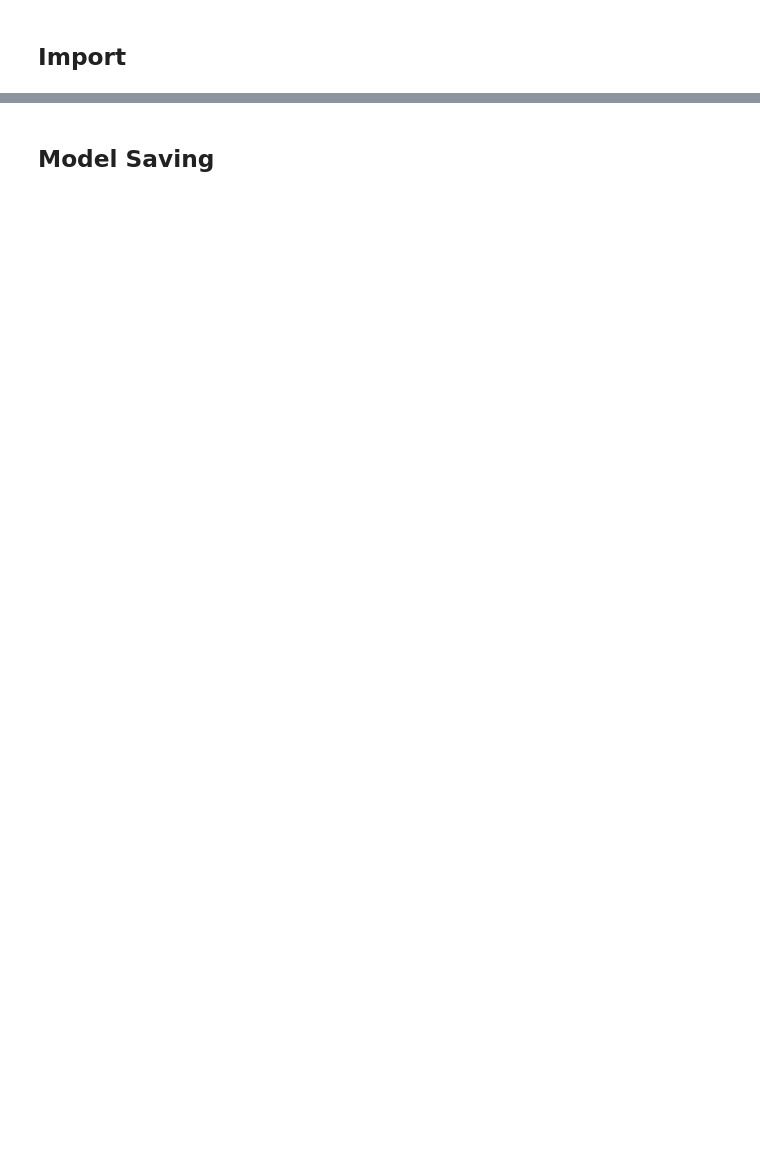
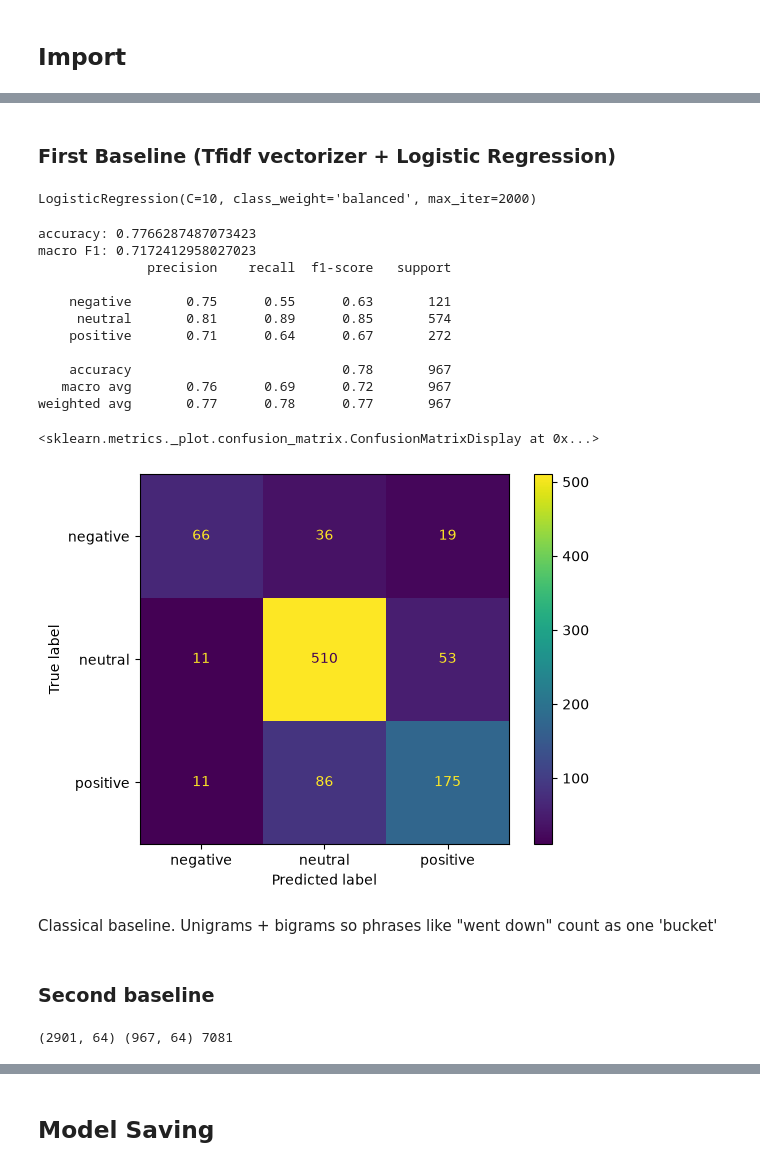
Before and after one commit to sinuhajii02/nlp-financial-phrasebank, a Jupyter notebook: notebook/01_baseline.ipynb, the cells around one changed output, grey strips where cells are left out. Saved outputs shown, nothing was run; the diff lists cells and outputs as text; code cells hidden in the pictures; blank space fills up the shorter version.

Commit message:
Baseline: TF-IDF+LR and LSTM, metrics rows and val probabilities

```diff
--- a/notebook/01_baseline.ipynb
+++ b/notebook/01_baseline.ipynb
@@ -58,0 +58,58 @@ Name: sentence, Length: 2901, dtype: str
+# %%
+### Encode the labels as {negative: 0, neutral: 1, positive: 2}
+y_train = encode_labels(train.label)
+y_val = encode_labels(val.label)
+# %% [markdown]
+### First Baseline (Tfidf vectorizer + Logistic Regression)
+# %%
+vec = TfidfVectorizer(
+    preprocessor=clean_text,
+    tokenizer=str.split,
+    token_pattern=None,
+    ngram_range=(1, 2),
+    sublinear_tf=True,
+)
+X_train_tfidf = vec.fit_transform(train.sentence)   # fit on train only
+X_val_tfidf = vec.transform(val.sentence)
+# %%
+clf = LogisticRegression(C=10, class_weight="balanced", max_iter=2000)
+clf.fit(X_train_tfidf, y_train)
+# %% [output]
+LogisticRegression(C=10, class_weight='balanced', max_iter=2000)
+# %%
+pred_lr = clf.predict(X_val_tfidf)
+print("accuracy:", accuracy_score(y_val, pred_lr))
+print("macro F1:", f1_score(y_val, pred_lr, average="macro"))
+print(classification_report(y_val, pred_lr, target_names=LABELS))
+ConfusionMatrixDisplay.from_predictions(y_val, pred_lr, display_labels=LABELS)
+# %% [output]
+accuracy: 0.7766287487073423
+macro F1: 0.7172412958027023
+              precision    recall  f1-score   support
+
+    negative       0.75      0.55      0.63       121
+     neutral       0.81      0.89      0.85       574
+    positive       0.71      0.64      0.67       272
+
+    accuracy                           0.78       967
+   macro avg       0.76      0.69      0.72       967
+weighted avg       0.77      0.78      0.77       967
+<sklearn.metrics._plot.confusion_matrix.ConfusionMatrixDisplay at 0x...>
+[figure, added]
+# %% [markdown]
+Classical baseline. Unigrams + bigrams so phrases like "went down" count as one 'bucket'
+# %% [markdown]
+### Second baseline
+# %%
+
+tok = fit_tokenizer(train.sentence)
+
+X_train = encode_texts(tok, train.sentence)
+X_val = encode_texts(tok, val.sentence)
+y_train = encode_labels(train.label)
+y_val = encode_labels(val.label)
+
+vocab_size = len(tok.word_index) + 1
+print(X_train.shape, X_val.shape, vocab_size)   # expect (2901, 64) (967, 64) ~7081
+# %% [output]
+(2901, 64) (967, 64) 7081
```
Also changed, not shown: parts of 22 cells of this notebook, 5 other files.
